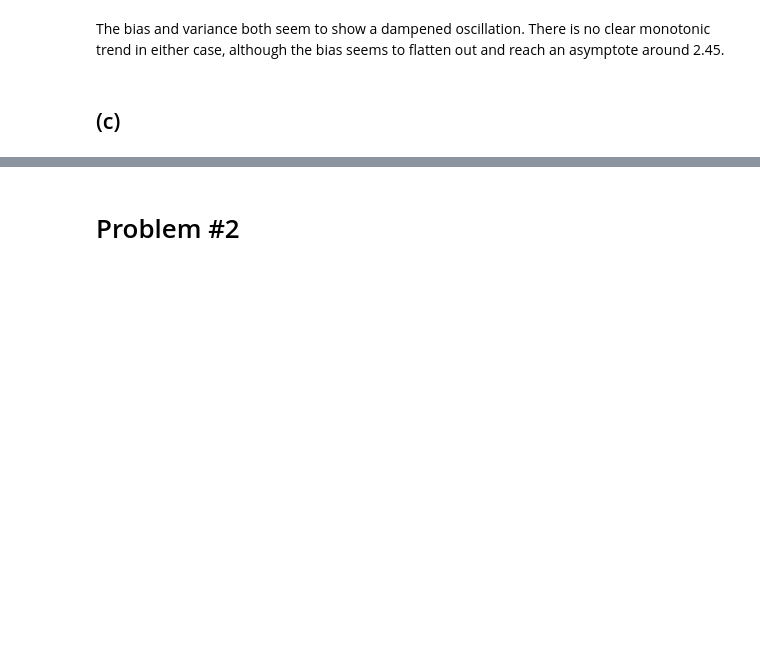
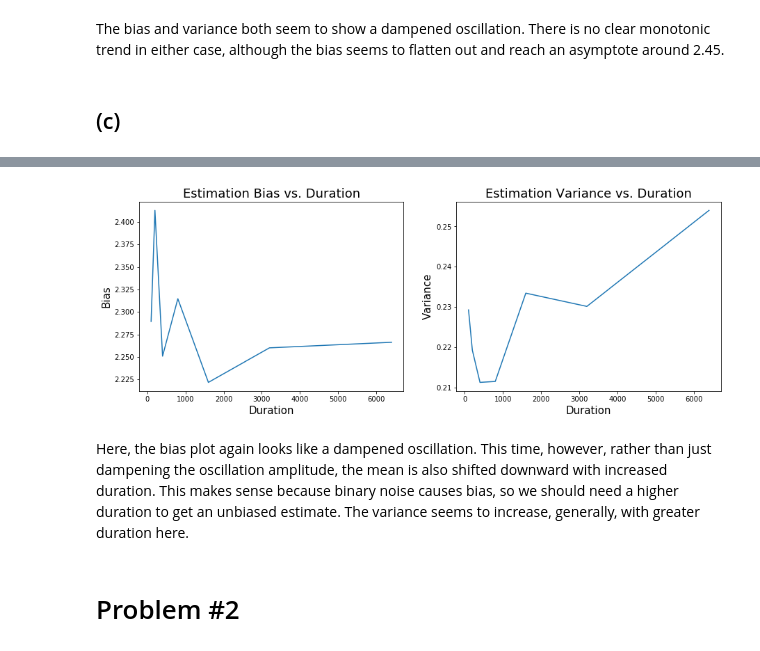
Before and after one commit to rfeinman/hw-mathtools, a Jupyter notebook: Feinman_Reuben_HW6/hw6.ipynb, the cells around one changed output, grey strips where cells are left out. Drawn from its saved outputs; the diff is of its cells as text; code cells hidden in the pictures; blank space fills up the shorter version.

```diff
--- a/Feinman_Reuben_HW6/hw6.ipynb
+++ b/Feinman_Reuben_HW6/hw6.ipynb
@@ -167,7 +129,7 @@ The STA and the true kernel look very simlar - they both have large values at bo
 # %%
 # For the STA error vs. duration experiment, I will first
 # write a function to compute the normalized STA
-def compute_sta(spikes, stimuli, normalize=False):
+def compute_sta(spikes, stimuli):
     nb_spikes = 0
     sta = np.zeros((9,))
     for i in range(100):
@@ -175,8 +137,6 @@ def compute_sta(spikes, stimuli, normalize=False):
             nb_spikes += 1
             sta += stimuli[i]
     sta /= nb_spikes
-    if normalize:
-        sta /= np.linalg.norm(sta)
 
     return sta
 # %%
@@ -278,2 +240,18 @@ duration: 1600, error: 2.22,    variance: 0.23
+# %%
+# plot bias and variance as function of duration
+fig, axes = plt.subplots(nrows=1, ncols=2, figsize=(15, 5))
+axes[0].plot(durations, errors)
+axes[0].set_title('Estimation Bias vs. Duration', fontsize=18)
+axes[0].set_xlabel('Duration', fontsize=15)
+axes[0].set_ylabel('Bias', fontsize=15)
+axes[1].plot(durations, variances)
+axes[1].set_title('Estimation Variance vs. Duration', fontsize=18)
+axes[1].set_xlabel('Duration', fontsize=15)
+axes[1].set_ylabel('Variance', fontsize=15)
+plt.show()
+# %% [output]
+[figure, added]
+# %% [markdown]
+Here, the bias plot again looks like a dampened oscillation. This time, however, rather than just dampening the oscillation amplitude, the mean is also shifted downward with increased duration. This makes sense because binary noise causes bias, so we should need a higher duration to get an unbiased estimate. The variance seems to increase, generally, with greater duration here.
 # %% [markdown]
 # Problem #2
```
Also changed, not shown: parts of 10 cells of this notebook.
